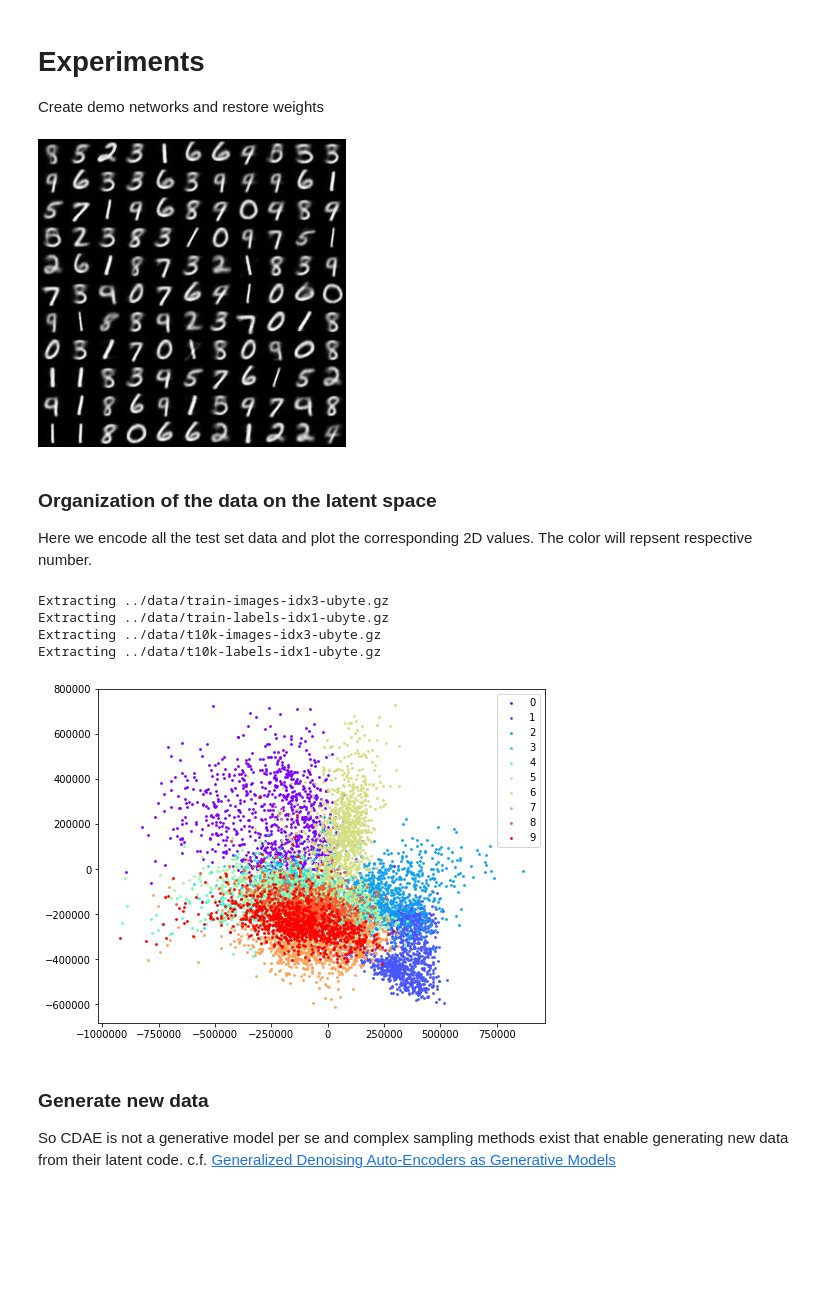
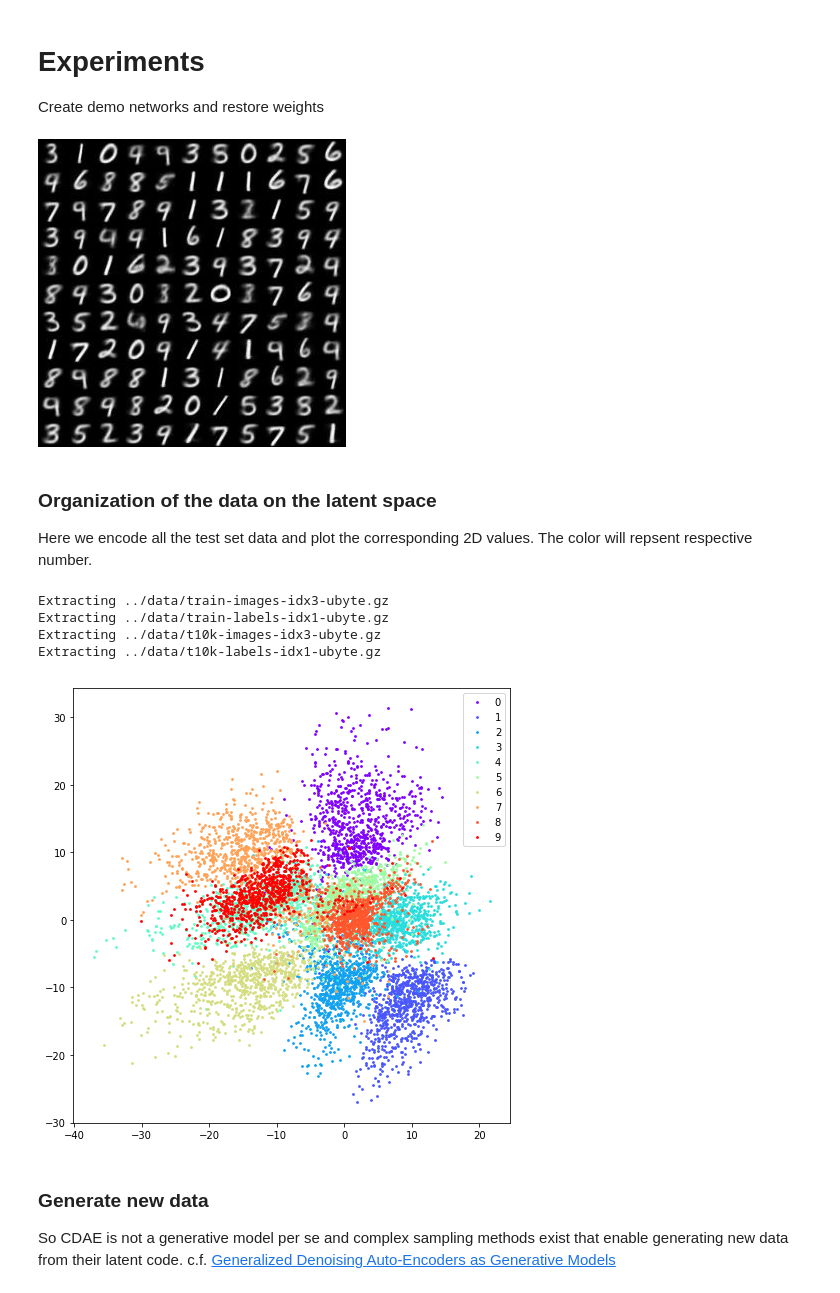
Before and after one commit to nghorbani/CNN_Implementations, a Jupyter notebook: Notebooks/CDAE.ipynb, the cells around one changed output. Saved outputs shown, nothing was run; the diff lists cells and outputs as text; code cells hidden in the pictures; blank space fills up the shorter version.

```diff
--- a/Notebooks/CDAE.ipynb
+++ b/Notebooks/CDAE.ipynb
@@ -38,11 +39,12 @@ You can either get the fully trained models from [my google drive](https://goo.g
 # Experiments
 Create demo networks and restore weights
 # %%
-best_model = work_dir + "050_21879_model.ckpt"
-best_img = work_dir + 'Epoch_050_Iter_21879.jpg'
+iter_num = 30030
+best_model = work_dir + "Model_Iter_%.3d.ckpt"%iter_num
+best_img = work_dir + 'Rec_Iter_%d.jpg'%iter_num
 Image(filename=best_img)
 # %% [output]
-[figure, old version]
+[figure, new version]
 # %%
 latentD = 2
 batch_size = 128
@@ -68,16 +70,20 @@ saver.restore(demo_sess, best_model)
 ### Organization of the data on the latent space
 Here we encode all the test set data and plot the corresponding 2D values. The color will repsent respective number.
 # %%
+#Get uniform samples over the labels
+spl = 800  # sample_per_label
 data = input_data.read_data_sets(data_dir, one_hot=False, reshape=False)
-test_data, test_labels = data.test.next_batch(data.test.num_examples)
-decoded_data = demo_sess.run(Xenc_op, feed_dict={Xph:test_data, is_training:False})
-plot_latent_variable(decoded_data, test_labels)
+Xdemo, Xdemo_labels = get_demo_data(data, spl)
+Zdemo = np.random.normal(size=[spl * 10, latentD], loc=0.0, scale=1.).astype(np.float32)
+
+decoded_data = demo_sess.run(Xenc_op, feed_dict={Xph:Xdemo, is_training:False})
+plot_latent_variable(decoded_data, Xdemo_labels)
 # %% [output]
 Extracting ../data/train-images-idx3-ubyte.gz
 Extracting ../data/train-labels-idx1-ubyte.gz
 Extracting ../data/t10k-images-idx3-ubyte.gz
 Extracting ../data/t10k-labels-idx1-ubyte.gz
-[figure, old version]
+[figure, new version]
 # %% [markdown]
 ### Generate new data
 So CDAE is not a generative model per se and complex sampling methods exist that enable generating new data from their latent code. c.f. [Generalized Denoising Auto-Encoders as Generative Models](https://arxiv.org/abs/1305.6663)
```
Also changed, not shown: parts of 3 cells of this notebook, 13 other files.
